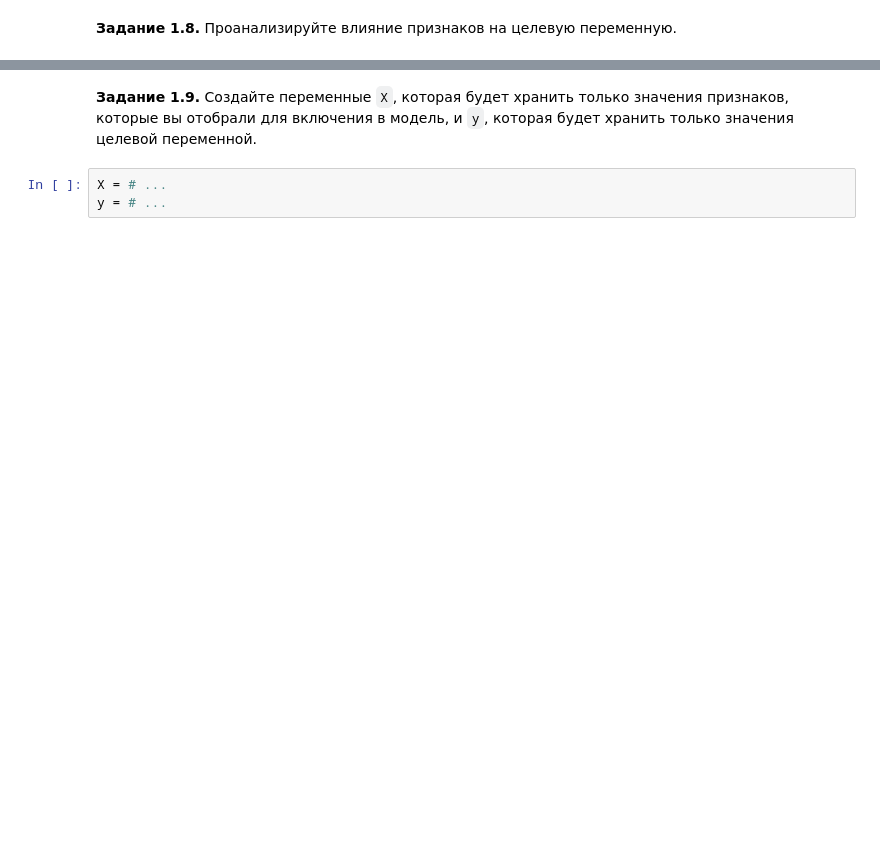
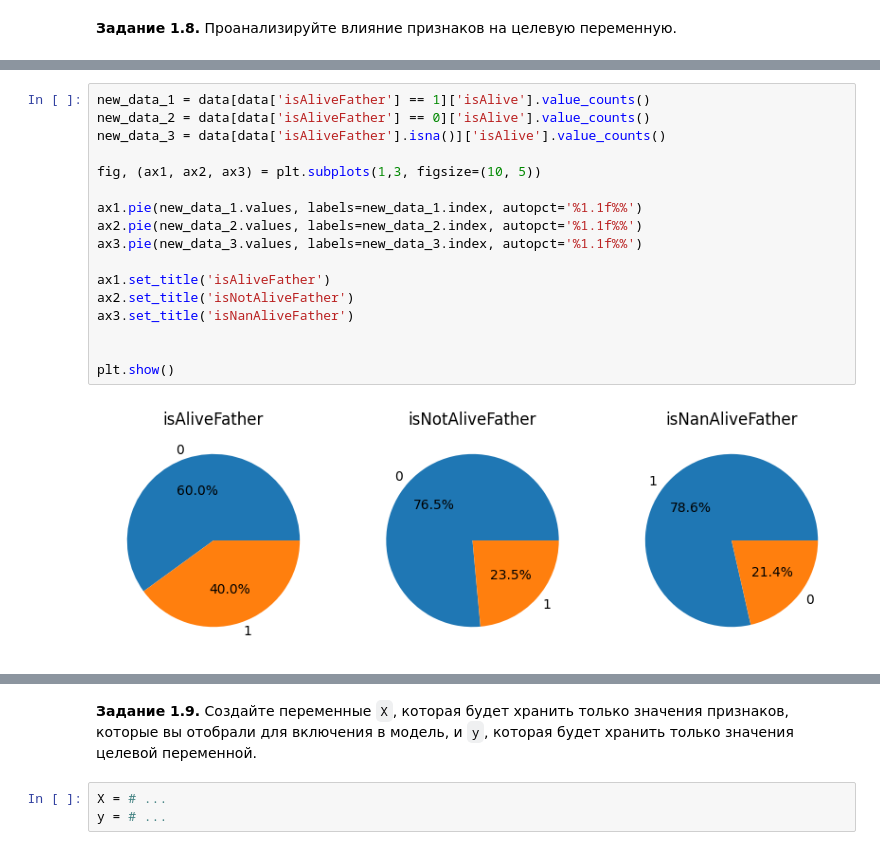
Before and after one commit to Aqity/deep_learning_school_autumn_2026, a Jupyter notebook: hw_1_game_of_thrones_main.ipynb, the cells around one changed output, grey strips where cells are left out. Drawn from its saved outputs; the diff is of its cells as text; blank space fills up the shorter version.

```diff
--- a/hw_1_game_of_thrones_main.ipynb
+++ b/hw_1_game_of_thrones_main.ipynb
@@ -753,0 +802,19 @@ KeyError: "[('title', 'house', 'culture_grouped')] not found in axis"
+# %%
+new_data_1 = data[data['isAliveFather'] == 1]['isAlive'].value_counts()
+new_data_2 = data[data['isAliveFather'] == 0]['isAlive'].value_counts()
+new_data_3 = data[data['isAliveFather'].isna()]['isAlive'].value_counts()
+
+fig, (ax1, ax2, ax3) = plt.subplots(1,3, figsize=(10, 5))
+
+ax1.pie(new_data_1.values, labels=new_data_1.index, autopct='%1.1f%%')
+ax2.pie(new_data_2.values, labels=new_data_2.index, autopct='%1.1f%%')
+ax3.pie(new_data_3.values, labels=new_data_3.index, autopct='%1.1f%%')
+
+ax1.set_title('isAliveFather')
+ax2.set_title('isNotAliveFather')
+ax3.set_title('isNanAliveFather')
+
+
+plt.show()
+# %% [output]
+[figure, added]
```
Also changed, not shown: parts of 13 cells of this notebook.
